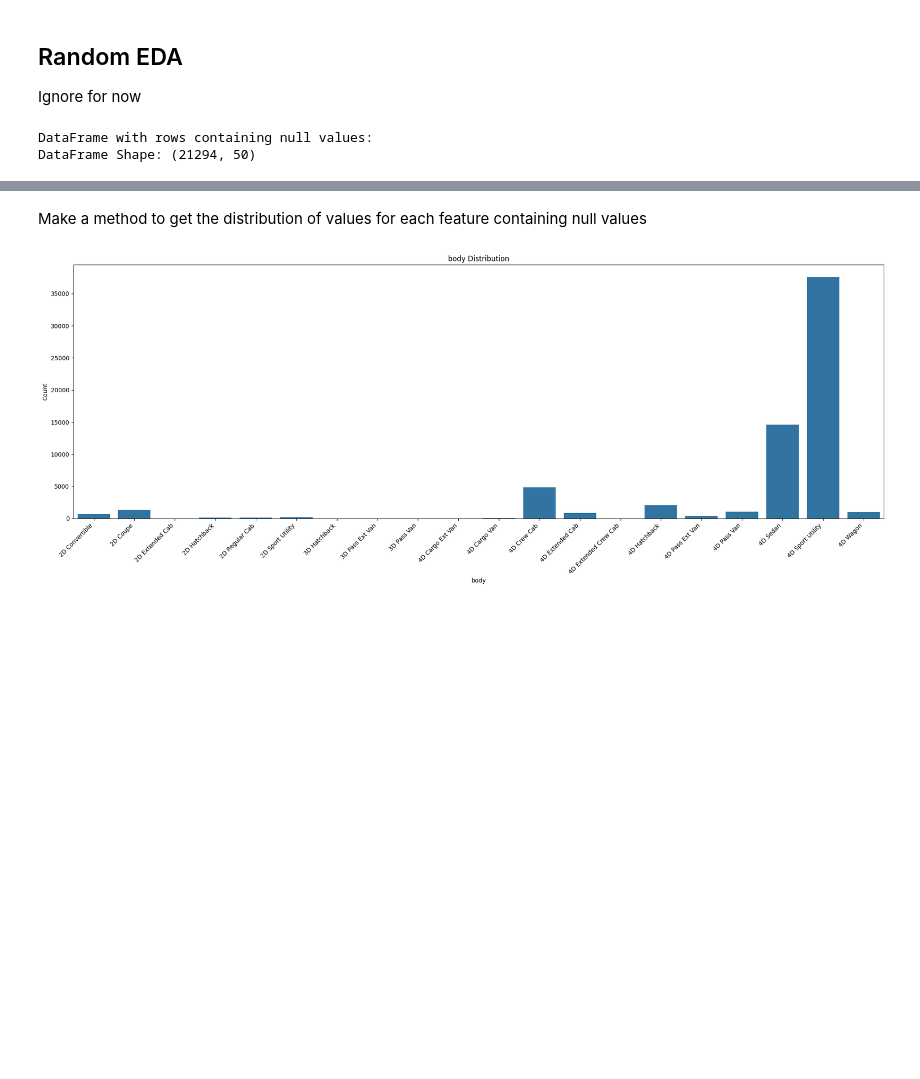
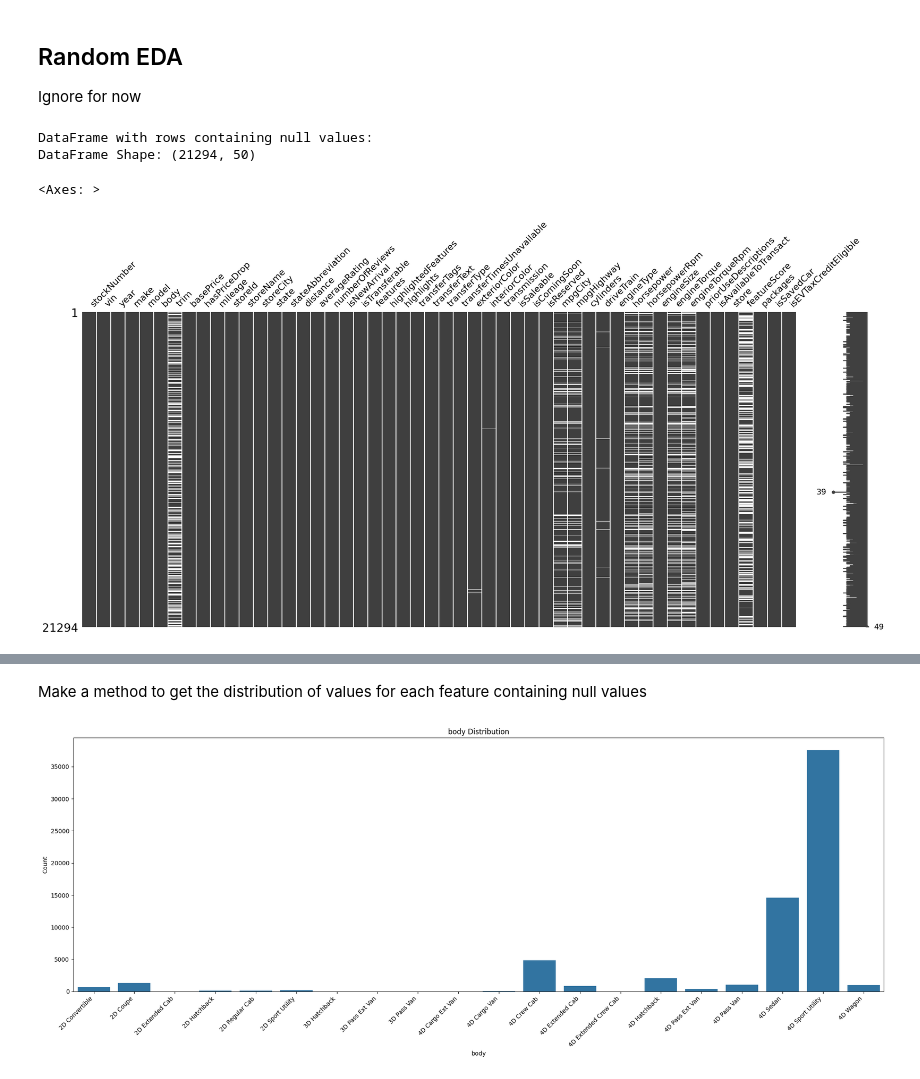
Before and after one commit to demyasa/Predictive-Analysis-of-Car-Trade-In-Values, a Jupyter notebook: EDA.ipynb, the cells around one changed output, grey strips where cells are left out. Saved outputs shown, nothing was run; the diff lists cells and outputs as text; code cells hidden in the pictures; blank space fills up the shorter version.

```diff
--- a/EDA.ipynb
+++ b/EDA.ipynb
@@ -327,3 +341,9 @@ print("DataFrame Shape:", df_null_rows.shape)
 # %% [output]
 DataFrame with rows containing null values:
 DataFrame Shape: (21294, 50)
+# %%
+#  Use Missingno matrix method to check for missing values relative to the entire dataframe of null rows
+msno.matrix(df_null_rows)
+# %% [output]
+<Axes: >
+[figure, added]
```
Also changed, not shown: parts of 4 cells of this notebook.
